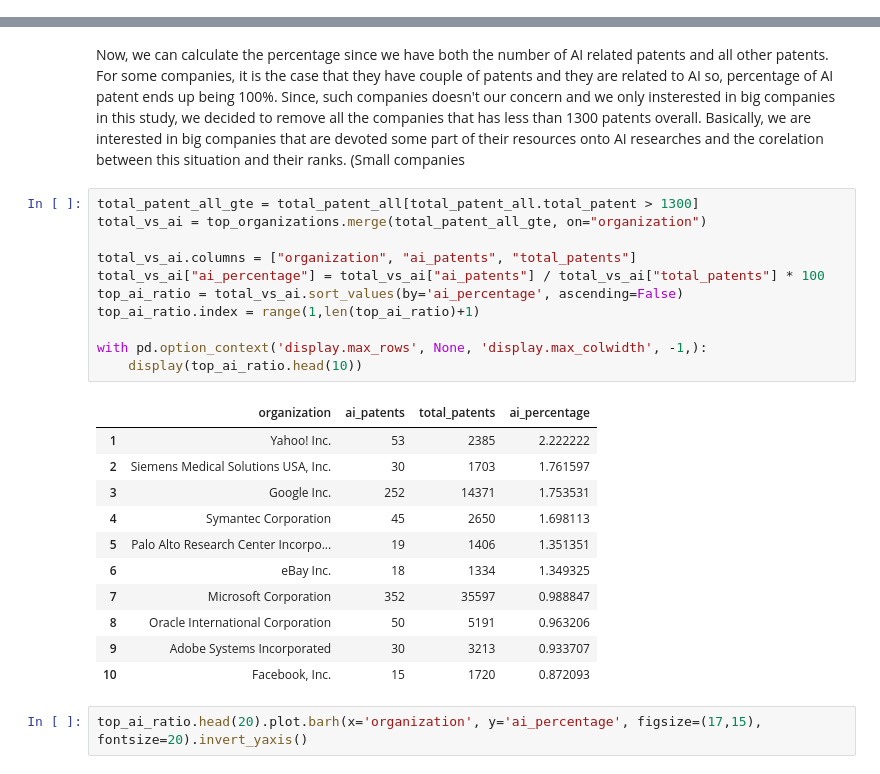
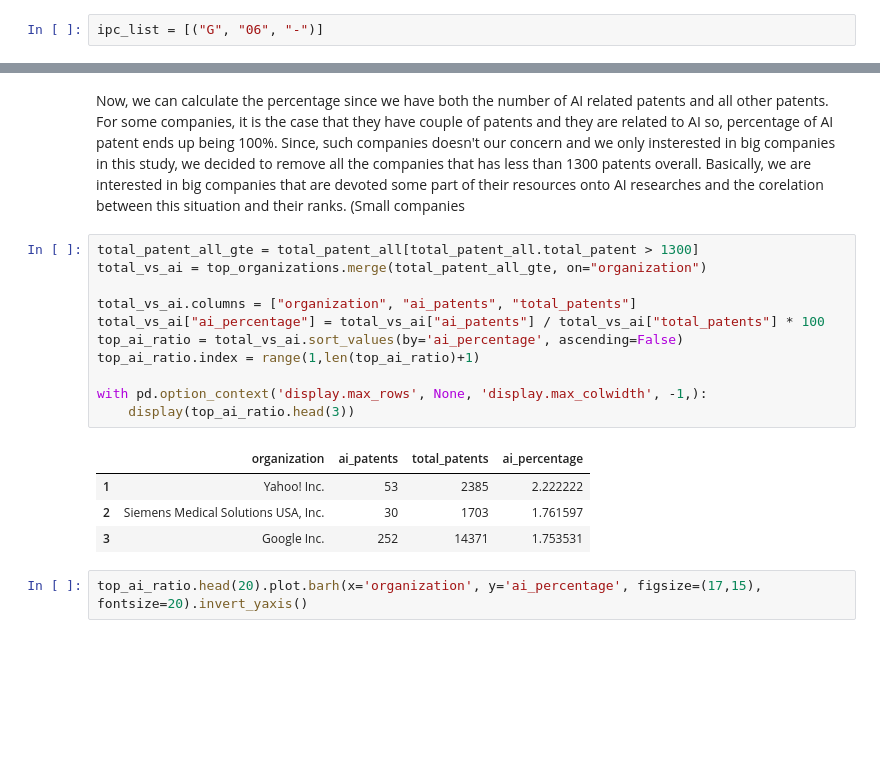
Before and after one commit to oabouzaid/Applied-Data-Analysis, a Jupyter notebook: project/sk.ipynb, the cells around one changed output, grey strips where cells are left out. Drawn from its saved outputs; the diff is of its cells as text; blank space fills up the shorter version.

```diff
--- a/project/sk.ipynb
+++ b/project/sk.ipynb
@@ -86,3 +82,5 @@ ipc_list = [("G", "06", "-")]
+# %%
+ipc_list = [("G", "06", "-")]
 # %% [markdown]
 We iterate through years and months to get total number of patents related to AI.
 # %%
@@ -455,26 +479,19 @@ Now, we can calculate the percentage since we have both the number of AI related
 # %%
 total_patent_all_gte = total_patent_all[total_patent_all.total_patent > 1300]
 total_vs_ai = top_organizations.merge(total_patent_all_gte, on="organization")
 
 total_vs_ai.columns = ["organization", "ai_patents", "total_patents"]
 total_vs_ai["ai_percentage"] = total_vs_ai["ai_patents"] / total_vs_ai["total_patents"] * 100
 top_ai_ratio = total_vs_ai.sort_values(by='ai_percentage', ascending=False)
 top_ai_ratio.index = range(1,len(top_ai_ratio)+1)
 
 with pd.option_context('display.max_rows', None, 'display.max_colwidth', -1,):
-    display(top_ai_ratio.head(10))
+    display(top_ai_ratio.head(3))
 # %% [output]
 |  | organization | ai_patents | total_patents | ai_percentage |
 | 1 | Yahoo! Inc. | 53 | 2385 | 2.222222 |
 | 2 | Siemens Medical Solutions USA, Inc. | 30 | 1703 | 1.761597 |
 | 3 | Google Inc. | 252 | 14371 | 1.753531 |
-| 4 | Symantec Corporation | 45 | 2650 | 1.698113 |
-| 5 | Palo Alto Research Center Incorpo... | 19 | 1406 | 1.351351 |
-| 6 | eBay Inc. | 18 | 1334 | 1.349325 |
-| 7 | Microsoft Corporation | 352 | 35597 | 0.988847 |
-| 8 | Oracle International Corporation | 50 | 5191 | 0.963206 |
-| 9 | Adobe Systems Incorporated | 30 | 3213 | 0.933707 |
-| 10 | Facebook, Inc. | 15 | 1720 | 0.872093 |
 # %%
 top_ai_ratio.head(20).plot.barh(x='organization', y='ai_percentage', figsize=(17,15), fontsize=20).invert_yaxis()
 # %% [output]
```
Also changed, not shown: parts of 67 cells of this notebook.
